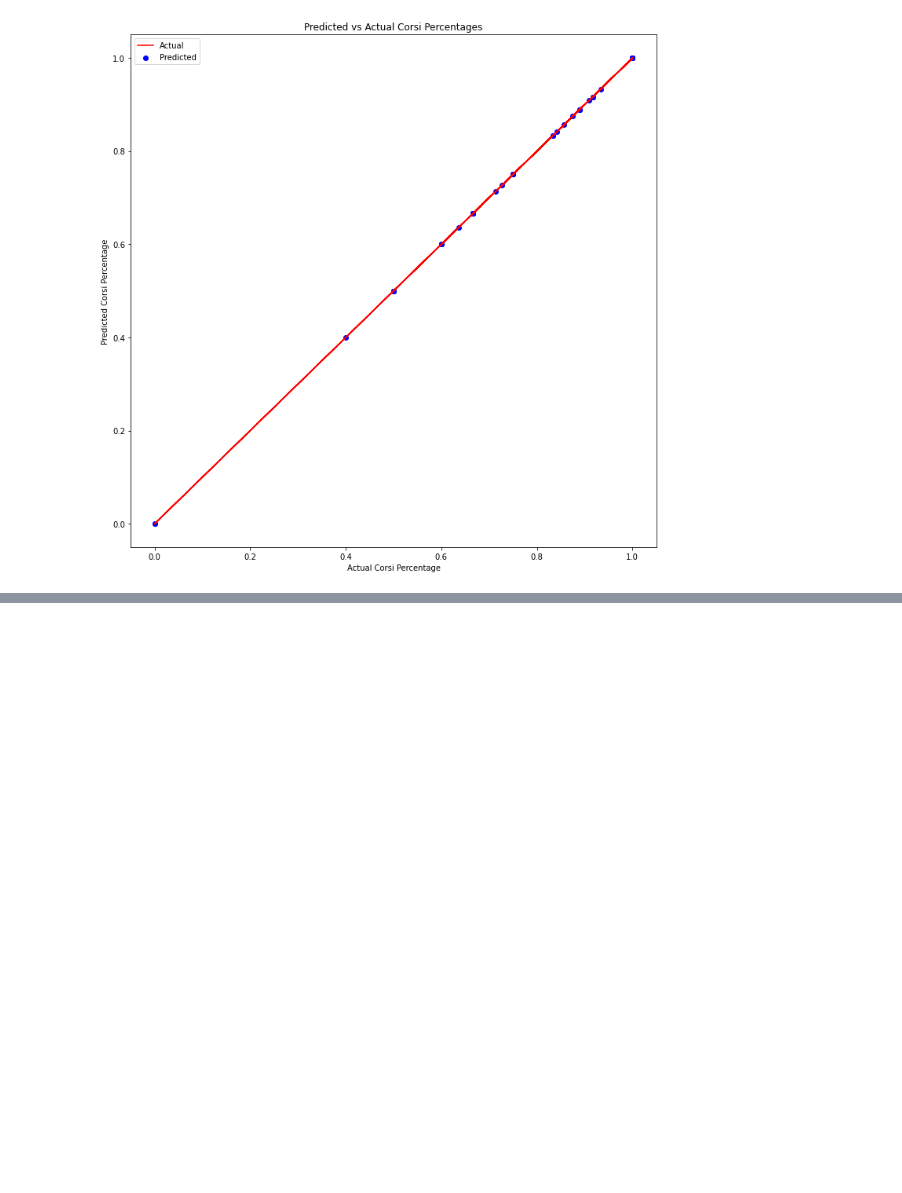
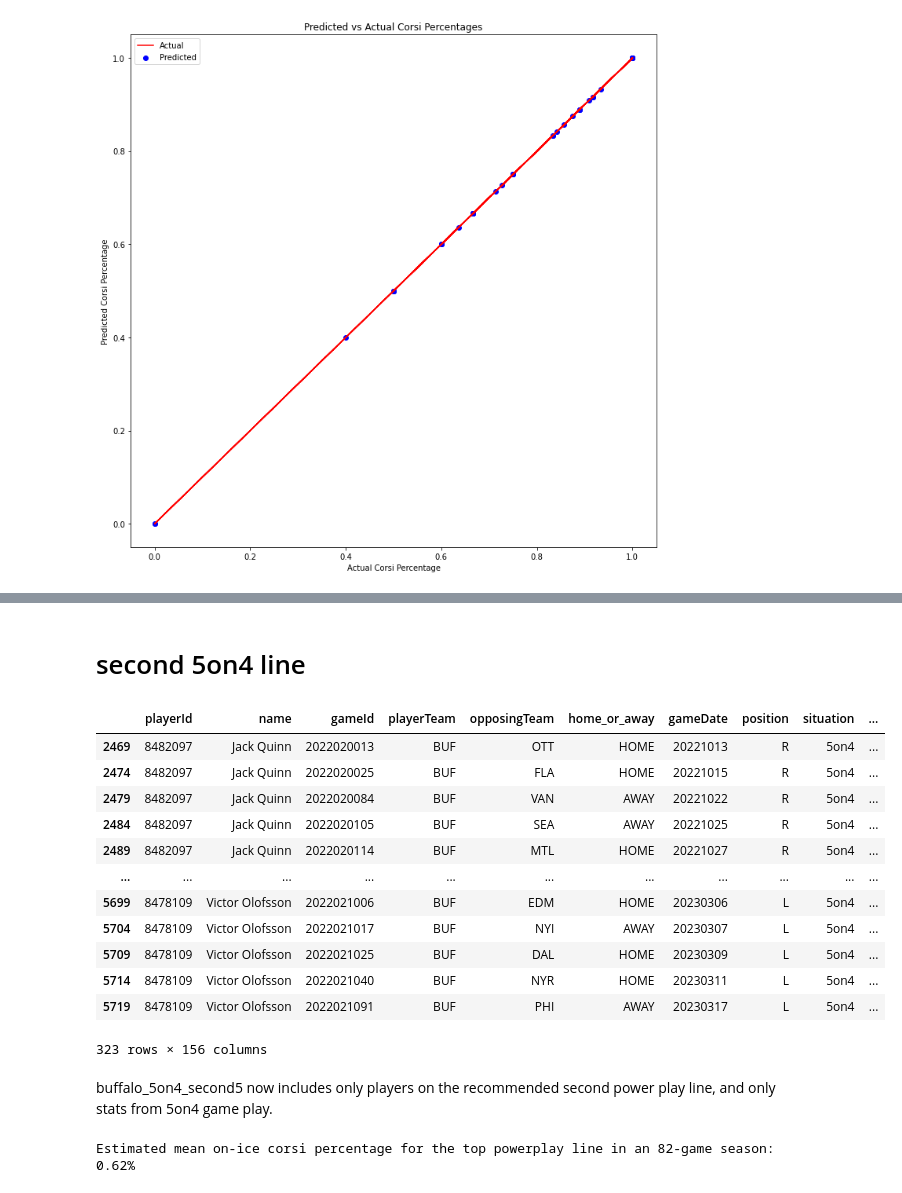
Before and after one commit to MichalOst3389/nhl_team_analysis, a Jupyter notebook: nhl_team_analysis/NHL Notebook.ipynb, the cells around one changed output, grey strips where cells are left out. Drawn from its saved outputs; the diff is of its cells as text; code cells hidden in the pictures; blank space fills up the shorter version.

```diff
--- a/nhl_team_analysis/NHL Notebook.ipynb
+++ b/nhl_team_analysis/NHL Notebook.ipynb
@@ -351,0 +360,2 @@ plt.show()
+# %% [markdown]
+# second 5on4 line
@@ -351,0 +365,18 @@ plt.show()
+# %%
+buffalo_5on4_second5
+# %% [output]
+|  | playerId | name | gameId | playerTeam | opposingTeam | home_or_away | gameDate | position | situation | ... |
+| 2469 | 8482097 | Jack Quinn | 2022020013 | BUF | OTT | HOME | 20221013 | R | 5on4 | ... |
+| 2474 | 8482097 | Jack Quinn | 2022020025 | BUF | FLA | HOME | 20221015 | R | 5on4 | ... |
+| 2479 | 8482097 | Jack Quinn | 2022020084 | BUF | VAN | AWAY | 20221022 | R | 5on4 | ... |
+| 2484 | 8482097 | Jack Quinn | 2022020105 | BUF | SEA | AWAY | 20221025 | R | 5on4 | ... |
+| 2489 | 8482097 | Jack Quinn | 2022020114 | BUF | MTL | HOME | 20221027 | R | 5on4 | ... |
+| ... | ... | ... | ... | ... | ... | ... | ... | ... | ... | ... |
+| 5699 | 8478109 | Victor Olofsson | 2022021006 | BUF | EDM | HOME | 20230306 | L | 5on4 | ... |
+| 5704 | 8478109 | Victor Olofsson | 2022021017 | BUF | NYI | AWAY | 20230307 | L | 5on4 | ... |
+| 5709 | 8478109 | Victor Olofsson | 2022021025 | BUF | DAL | HOME | 20230309 | L | 5on4 | ... |
+| 5714 | 8478109 | Victor Olofsson | 2022021040 | BUF | NYR | HOME | 20230311 | L | 5on4 | ... |
+| 5719 | 8478109 | Victor Olofsson | 2022021091 | BUF | PHI | AWAY | 20230317 | L | 5on4 | ... |
+323 rows × 156 columns
+# %% [markdown]
+buffalo_5on4_second5 now includes only players on the recommended second power play line, and only stats from 5on4 game play.
@@ -351,0 +420,26 @@ plt.show()
+# %%
+# select categorical columns
+cat_cols = ['name', 'gameId', 'opposingTeam', 'home_or_away', 'gameDate']
+
+# instantiate OneHotEncoder
+encoder = OneHotEncoder(handle_unknown='ignore')
+
+# fit and transform categorical columns
+encoded_cat_cols = encoder.fit_transform(buffalo_5on4_second5_corsi_factors[cat_cols])
+
+# select numerical columns
+num_cols = [col for col in buffalo_5on4_second5_corsi_factors.columns if col not in cat_cols]
+
+# combine numerical and encoded categorical columns
+X = np.concatenate((buffalo_5on4_second5_corsi_factors[num_cols], encoded_cat_cols.toarray()), axis=1)
+y = buffalo_5on4_second5_corsi_factors['onIce_corsiPercentage']
+
+# train a linear regression model
+model = LinearRegression()
+model.fit(X, y)
+
+# predict the mean on-ice corsi percentage for an 82-game season
+mean_corsi_82_games = model.predict(X.mean(axis=0).reshape(1, -1))
+print("Estimated mean on-ice corsi percentage for the top powerplay line in an 82-game season: {:.2f}%".format(mean_corsi_82_games[0]))
+# %% [output]
+Estimated mean on-ice corsi percentage for the top powerplay line in an 82-game season: 0.62%
```
Also changed, not shown: parts of 19 cells of this notebook.
